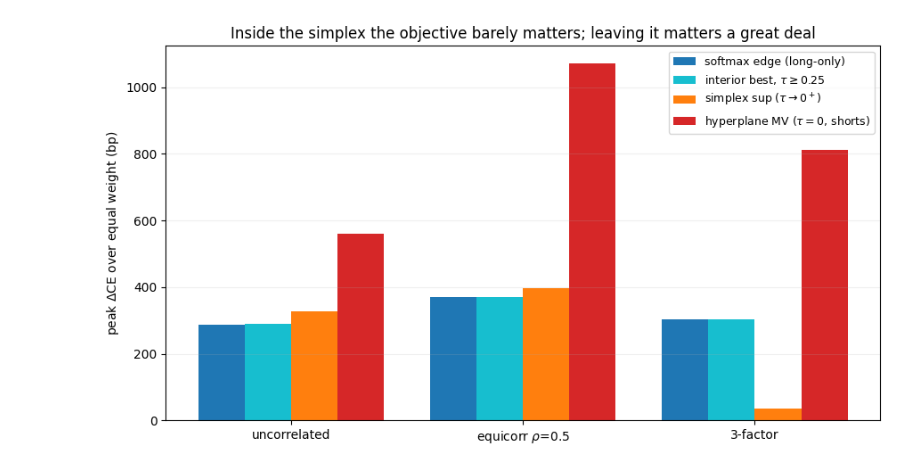
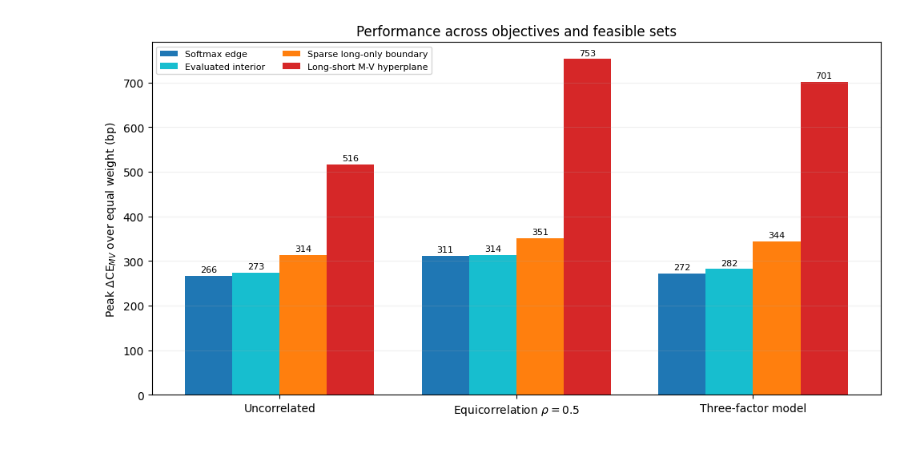
Before and after one commit to buffettlaw/COMP0077_Signal_Strength_in_Portfolio_Construction, a Jupyter notebook: general_framework.ipynb, the cells around one changed output. Saved outputs shown, nothing was run; the diff lists cells and outputs as text; code cells hidden in the pictures.

```diff
--- a/general_framework.ipynb
+++ b/general_framework.ipynb
@@ -90,11 +113,5 @@ A final note on what the three-factor case does and does not vary. The loading m
 # %%
 # ---- Experiment 4.1 ----
-# Two questions, in order:
-#   Q1  within the long-only region (tau > 0): does the interior beat the softmax edge?
-#   Q2  releasing it (tau = 0, hyperplane): how much does the freedom to short add?
-# The tau > 0 family has no closed form, so its interior is solved by damped iteration; its
-# supremum sits at the tau -> 0+ boundary and IS available in closed form, which avoids having
-# to push the fixed point into the stiff small-tau region where it fails to converge.
 
 def erm_weights(s, beta, tau, Sigma_dot, iters=300, tol=1e-9, damp=0.5):
     w = np.full_like(s, 1.0 / N)
@@ -113,7 +130,7 @@ def proj_simplex(v):
     th = (css[np.arange(len(v)), r_] - 1) / (r_ + 1)
     return np.maximum(v - th[:, None], 0.0)
 
-def simplex_sup(s, beta, Sigma_dot, var_eff, lip):
+def simplex_sup(s, beta, Sigma_dot, var_eff, lip=None, Sig=None, max_iter=1000, tol=1e-9):
     # tau -> 0+ boundary of the long-only family: max beta s'w - (gamma/2) w'Sigma w over the
     # SIMPLEX. Closed form (water-filling) where Sigma acts as a scalar there; projected
     # gradient otherwise. Unlike the softmax it can set weights to exactly zero.
@@ -126,10 +143,18 @@ def simplex_sup(s, beta, Sigma_dot, var_eff, lip):
             hi = np.where(tot < 1, mid, hi); lo = np.where(tot < 1, lo, mid)
         w = np.maximum(a - ((lo + hi) / 2)[:, None], 0)
         return w / w.sum(axis=1, keepdims=True)
+    if lip is None or Sig is None:
+        raise ValueError("Projected gradient requires both lip and Sig.")
+    required_lip = gamma * np.linalg.eigvalsh(Sig).max()
+    if lip + 1e-12 < required_lip:
+        raise ValueError(f"lip={lip:.6g} is below gamma*lambda_max(Sigma)={required_lip:.6g}")
     w = np.full_like(s, 1.0 / N)
-    for _ in range(120):
-        w = proj_simplex(w + (1.0 / lip) * (beta * s - gamma * Sigma_dot(w)))
-    return w
+    for _ in range(max_iter):
+        w_next = proj_simplex(w + (1.8 / lip) * (beta * s - gamma * Sigma_dot(w)))
+        if np.abs(w_next - w).max() < tol:
+            return w_next
+        w = w_next
+    raise RuntimeError(f"Projected gradient did not converge in {max_iter} iterations.")
 
 def hyperplane_mv(s, beta, Sig_inv):
     # tau = 0 EDGE: same objective on the budget hyperplane, sign unconstrained.
@@ -154,40 +179,44 @@ R_f = np.exp((mu - 0.5*sigma**2)*dt + sigma*np.sqrt(dt)*(F @ B.T + phi*np.sqrt(i
 S_unc = sigma**2*dt*np.eye(N)
 S_eq  = sigma**2*dt*((1-rho45)*np.eye(N) + rho45*np.ones((N, N)))
 S_fac = sigma**2*dt*(B @ B.T + np.diag(idio))
+lip_fac = gamma * np.linalg.eigvalsh(S_fac).max()
+assert lip_fac + 1e-12 >= gamma * np.linalg.eigvalsh(S_fac).max()
 cases = {   # returns, Sigma-dot, effective scalar variance on the simplex (or None), Lipschitz, Sigma
  'uncorrelated':              (R,    lambda w: sigma**2*dt*w, sigma**2*dt, None, S_unc),
  fr'equicorr $\rho={rho45}$': (R_eq, lambda w: sigma**2*dt*((1-rho45)*w + rho45*w.sum(axis=1, keepdims=True)),
                                sigma**2*dt*(1-rho45), None, S_eq),
  '3-factor':                  (R_f,  lambda w: sigma**2*dt*((w @ B) @ B.T + w*idio),
-                               None, sigma**2*dt*(1 + (B**2).sum(axis=1).max()), S_fac),
+                               None, lip_fac, S_fac),
 }
 
-beta45 = [2.0, 5.0, 10.0, 21.0, 40.0, 80.0]
+eff45  = [1.0, 3.0, 6.0, 9.0, 12.0, 15.0, 18.0, 21.0, 25.0, 30.0,
+          36.0, 45.0, 60.0, 80.0, 110.0]        # effective strength beta/tau
 tau45  = [0.25, 0.5, 1.0, 2.0, 4.0]     # only where the fixed point is verified to converge
 rule = "-" * 92
 res = {}
+beta_sup_grid = np.unique(np.r_[np.linspace(0.05, 3.0, 40), 0.38])
+beta_sup_grid_factor = np.unique(np.r_[np.linspace(0.05, 1.0, 40), 0.38])
 for name, (R_c, Sdot, var_eff, lip, Sig) in cases.items():
     ce0 = ce_of(R_c.mean(axis=1))
-    surf = np.empty((len(beta45), len(tau45))); thet = np.empty_like(surf)
-    for i, b in enumerate(beta45):
+    surf = np.empty((len(eff45), len(tau45))); thet = np.empty_like(surf)
+    for i, e_ in enumerate(eff45):
         for j, t in enumerate(tau45):
+            b = e_ * t                                   # beta rescaled to hold beta/tau fixed
             w = erm_weights(s45, b, t, Sdot)
             surf[i, j] = 1e4*(ce_of((w*R_c).sum(axis=1)) - ce0); thet[i, j] = theta_of(w).mean()
     edge = max(1e4*(ce_of((softmax_weights(s45, b)*R_c).sum(axis=1)) - ce0)
                for b in np.linspace(0, 400, 201))
     sup = (-np.inf, np.nan, np.nan)
-    for b in np.linspace(0.05, 3.0, 40):
-        w = simplex_sup(s45, b, Sdot, var_eff, lip)
+    sup_grid = beta_sup_grid_factor if var_eff is None else beta_sup_grid
+    for b in sup_grid:
+        w = simplex_sup(s45, b, Sdot, var_eff, lip, Sig)
         d = 1e4*(ce_of((w*R_c).sum(axis=1)) - ce0)
         if d > sup[0]: sup = (d, b, (w < 1e-9).sum(axis=1).mean())
     Si = np.linalg.inv(Sig); hyp = (-np.inf, np.nan, np.nan)
     for b in np.linspace(0.02, 3.0, 60):
         w = hyperplane_mv(s45, b, Si)
-        with np.errstate(over='ignore'):
-            u = np.exp(-gamma*(w*R_c).sum(axis=1))
-        if u.max()/u.sum() < msh_max:
-            d = 1e4*(-np.log(u.mean())/gamma - ce0)
-            if d > hyp[0]: hyp = (d, b, np.abs(np.minimum(w, 0)).sum(axis=1).mean())
+        d = 1e4*(ce_of((w*R_c).sum(axis=1)) - ce0)
+        if d > hyp[0]: hyp = (d, b, np.abs(np.minimum(w, 0)).sum(axis=1).mean())
     res[name] = (surf, edge, thet, sup, hyp)
 
 print("Q1  LONG-ONLY (tau > 0): does the interior beat the softmax edge?")
@@ -219,30 +248,32 @@ fig, axes = plt.subplots(1, 3, figsize=(16.5, 4.6))
 for ax, (name, (surf, edge, thet, sup, hyp)) in zip(axes, res.items()):
     im = ax.imshow(surf, origin='lower', aspect='auto', cmap='viridis')
     ax.set_xticks(range(len(tau45))); ax.set_xticklabels(tau45)
-    ax.set_yticks(range(len(beta45))); ax.set_yticklabels(beta45)
-    ax.set_xlabel(r'temperature $\tau$'); ax.set_ylabel(r'signal strength $\beta$')
+    ax.set_yticks(range(len(eff45))); ax.set_yticklabels(eff45)
+    ax.set_xlabel(r'temperature $\tau$'); ax.set_ylabel(r'effective strength $\beta/\tau$')
     ax.set_title(f'{name}\nsoftmax edge {edge:.0f} | simplex sup {sup[0]:.0f} | hyperplane {hyp[0]:.0f} bp',
                  fontsize=9)
-    for i in range(len(beta45)):
+    for i in range(len(eff45)):
         for j in range(len(tau45)):
             ax.annotate(f'{surf[i,j]:.0f}', (j, i), ha='center', va='center', fontsize=7, color='white')
     plt.colorbar(im, ax=ax, label=r'$\Delta$CE (bp)')
-plt.suptitle(r'4.1 — the interior at $\tau \geq 0.25$, against the three reference points', y=1.03)
+plt.suptitle(r'4.1 — the interior at $\tau \geq 0.25$ on an effective-strength grid, against the three reference points', y=1.03)
 plt.tight_layout(); plt.show()
 
-fig, ax = plt.subplots(figsize=(9, 5))
+fig, ax = plt.subplots(figsize=(10, 5.2))
 x = np.arange(len(res)); wd = 0.2
-for off, key, lab, col in [(-1.5, 'edge', 'softmax edge (long-only)', 'tab:blue'),
-                           (-0.5, 'int',  r'interior best, $\tau \geq 0.25$', 'tab:cyan'),
-                           ( 0.5, 'sup',  r'simplex sup ($\tau \to 0^+$)', 'tab:orange'),
-                           ( 1.5, 'hyp',  r'hyperplane MV ($\tau = 0$, shorts)', 'tab:red')]:
+for off, key, lab, col in [(-1.5, 'edge', 'Softmax edge', 'tab:blue'),
+                           (-0.5, 'int',  'Evaluated interior', 'tab:cyan'),
+                           ( 0.5, 'sup',  'Sparse long-only boundary', 'tab:orange'),
+                           ( 1.5, 'hyp',  'Long-short M-V hyperplane', 'tab:red')]:
     vals = [ {'edge': e, 'int': s.max(), 'sup': su[0], 'hyp': h[0]}[key]
              for (s, e, _, su, h) in res.values() ]
-    ax.bar(x + off*wd, vals, wd, label=lab, color=col)
-ax.set_xticks(x); ax.set_xticklabels([n.replace('$','').replace('\\rho',r'$\rho$') for n in res])
-ax.set_ylabel(r'peak $\Delta$CE over equal weight (bp)')
-ax.set_title('Inside the simplex the objective barely matters; leaving it matters a great deal')
-ax.grid(axis='y', alpha=0.2); ax.legend(fontsize=9)
+    bars = ax.bar(x + off*wd, vals, wd, label=lab, color=col)
+    ax.bar_label(bars, labels=[f'{v:.0f}' for v in vals], padding=2, fontsize=8)
+ax.set_xticks(x)
+ax.set_xticklabels(['Uncorrelated', r'Equicorrelation $\rho=0.5$', 'Three-factor model'])
+ax.set_ylabel(r'Peak $\Delta\mathrm{CE}_{MV}$ over equal weight (bp)')
+ax.set_title('Performance across objectives and feasible sets')
+ax.grid(axis='y', alpha=0.2); ax.legend(fontsize=8, ncol=2)
 plt.tight_layout(); plt.show()
 # %% [output]
 Q1  LONG-ONLY (tau > 0): does the interior beat the softmax edge?
@@ -266 +297 @@ gain over the softmax edge
-[figure, old version]
+[figure, new version]
```
Also changed, not shown: parts of 28 cells of this notebook, 4 other files.
